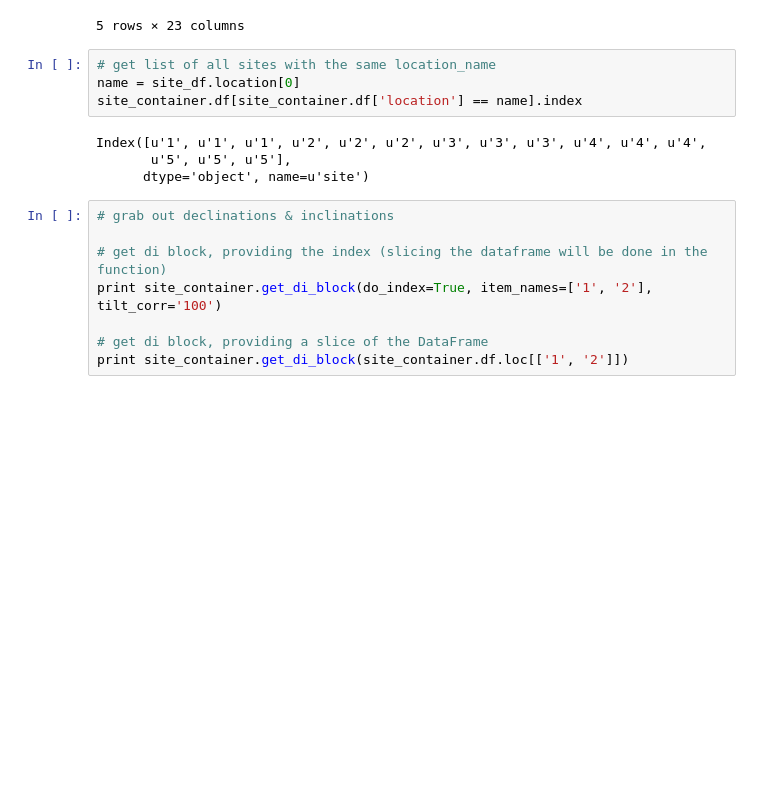
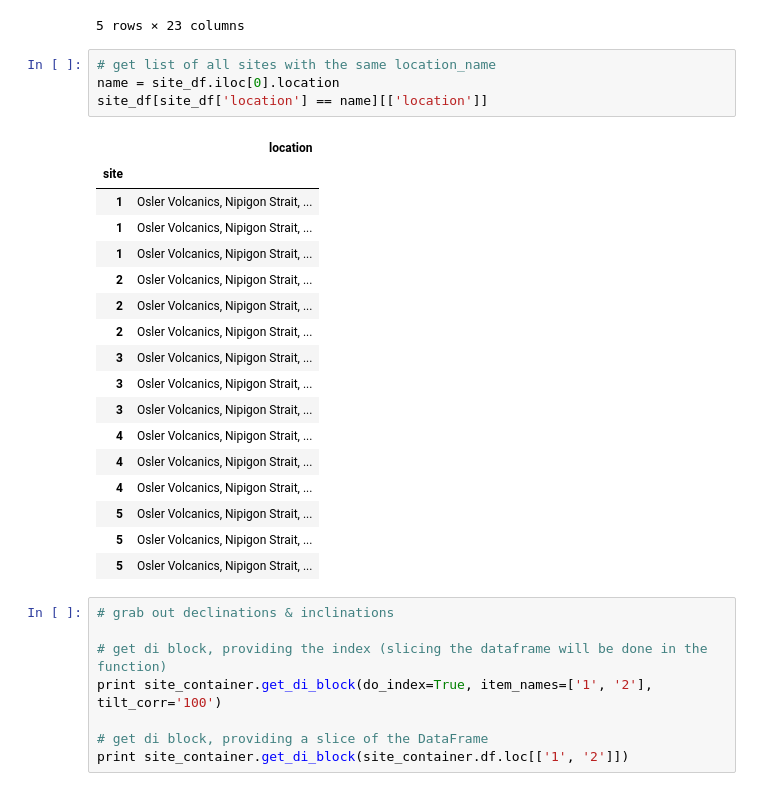
Before and after one commit to PmagPy/PmagPy, a Jupyter notebook: Intro to MagicDataFrames.ipynb, the cells around one changed output. Saved outputs shown, nothing was run; the diff lists cells and outputs as text; blank space fills up the shorter version.

```diff
--- a/Intro to MagicDataFrames.ipynb
+++ b/Intro to MagicDataFrames.ipynb
@@ -123,12 +137,26 @@ site_container.df[cond].head()
 5 rows × 23 columns
 # %%
 # get list of all sites with the same location_name
-name = site_df.location[0]
-site_container.df[site_container.df['location'] == name].index
+name = site_df.iloc[0].location
+site_df[site_df['location'] == name][['location']]
 # %% [output]
-Index([u'1', u'1', u'1', u'2', u'2', u'2', u'3', u'3', u'3', u'4', u'4', u'4',
-       u'5', u'5', u'5'],
-      dtype='object', name=u'site')
+|  | location |
+| site |  |
+| 1 | Osler Volcanics, Nipigon Strait, ... |
+| 1 | Osler Volcanics, Nipigon Strait, ... |
+| 1 | Osler Volcanics, Nipigon Strait, ... |
+| 2 | Osler Volcanics, Nipigon Strait, ... |
+| 2 | Osler Volcanics, Nipigon Strait, ... |
+| 2 | Osler Volcanics, Nipigon Strait, ... |
+| 3 | Osler Volcanics, Nipigon Strait, ... |
+| 3 | Osler Volcanics, Nipigon Strait, ... |
+| 3 | Osler Volcanics, Nipigon Strait, ... |
+| 4 | Osler Volcanics, Nipigon Strait, ... |
+| 4 | Osler Volcanics, Nipigon Strait, ... |
+| 4 | Osler Volcanics, Nipigon Strait, ... |
+| 5 | Osler Volcanics, Nipigon Strait, ... |
+| 5 | Osler Volcanics, Nipigon Strait, ... |
+| 5 | Osler Volcanics, Nipigon Strait, ... |
 # %%
 # grab out declinations & inclinations
 
```
Also changed, not shown: parts of 7 cells of this notebook, 2 other files.
